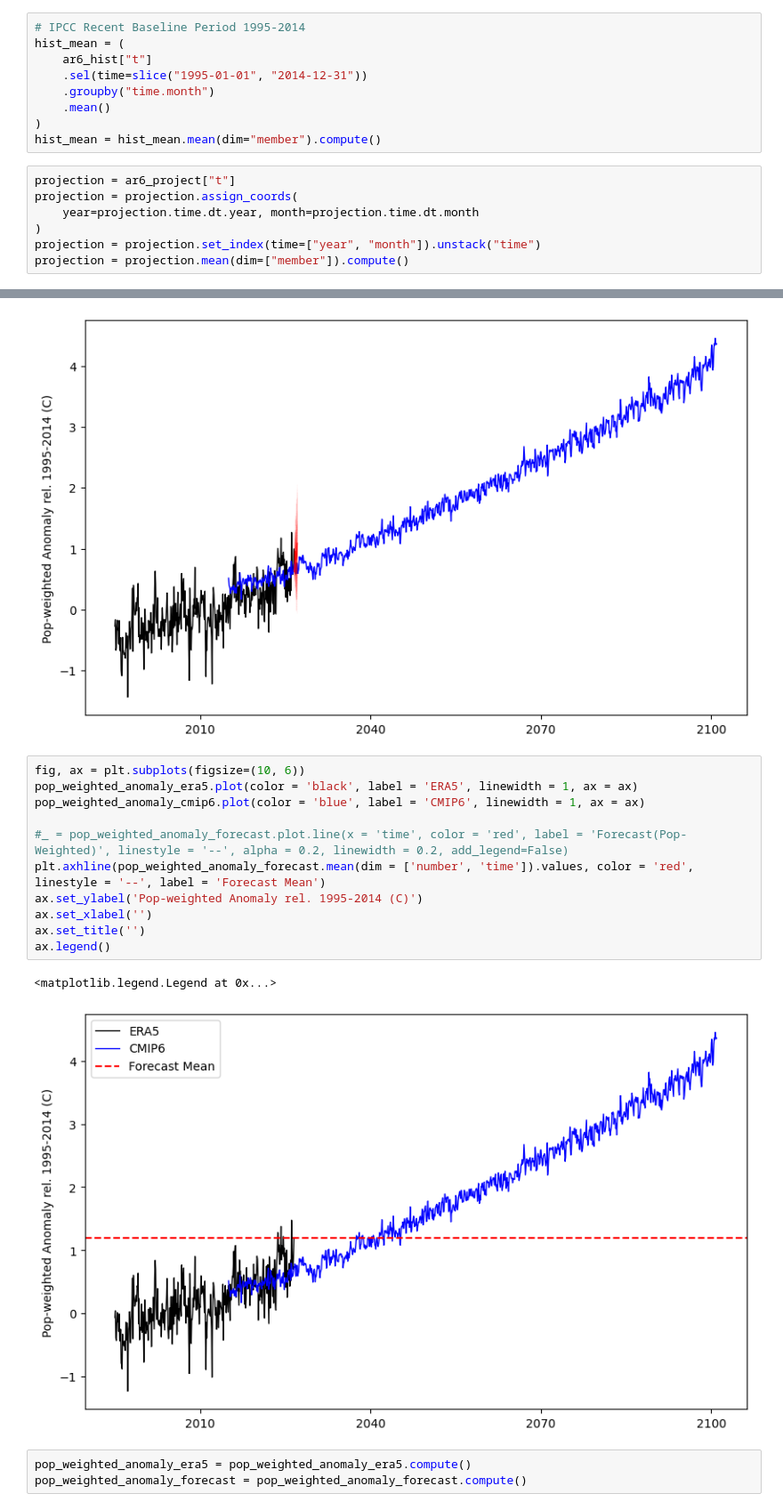
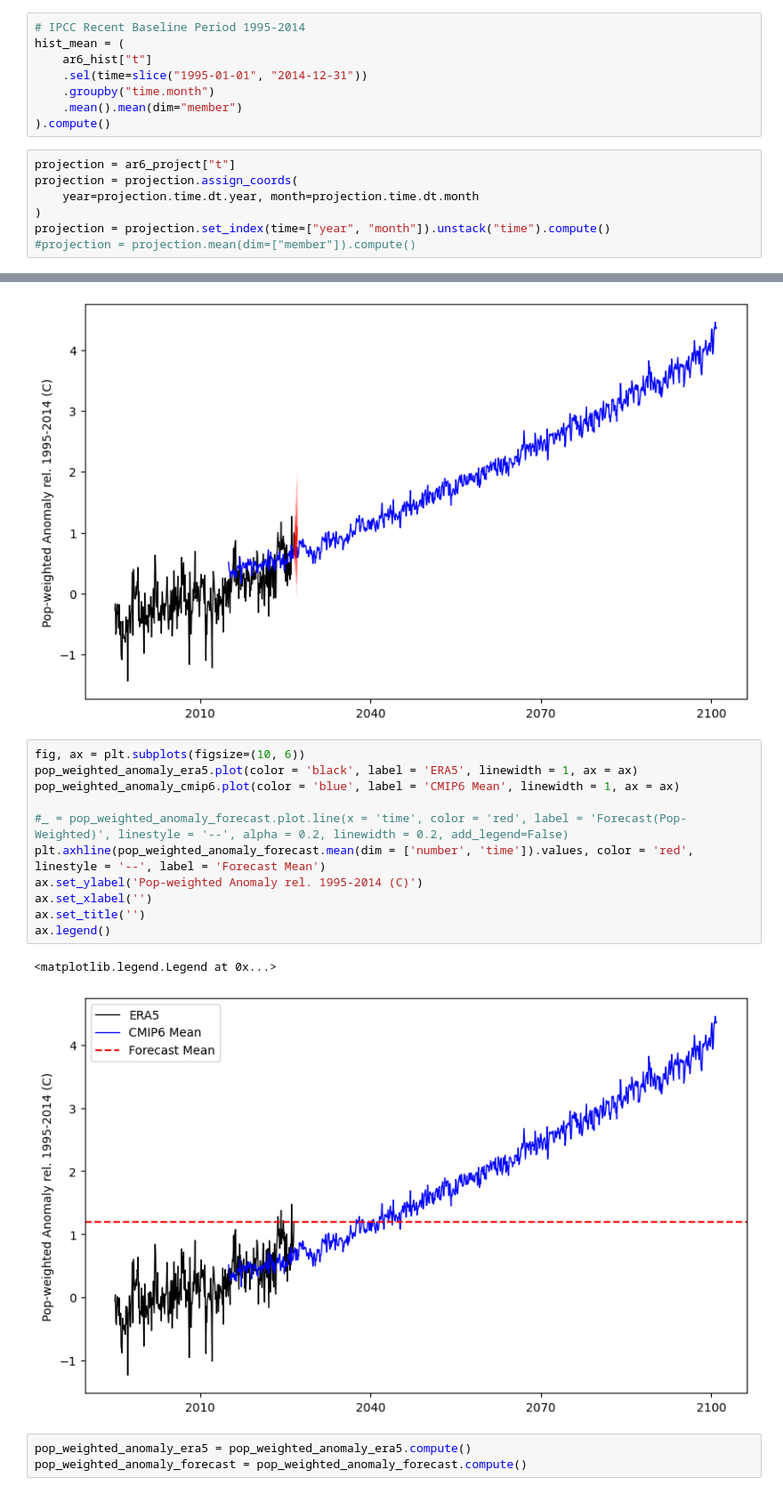
Before and after one commit to ezuetell/poreallas, a Jupyter notebook: analysis/u10_timeseries_anomaly_cmip.ipynb, the cells around one changed output, grey strips where cells are left out. Shown at 89% size. Saved outputs shown, nothing was run; the diff lists cells and outputs as text.

Commit message:
time series anomaly computation and plotting

```diff
--- a/analysis/u10_timeseries_anomaly_cmip.ipynb
+++ b/analysis/u10_timeseries_anomaly_cmip.ipynb
@@ -60,16 +60,15 @@ hist_mean = (
     ar6_hist["t"]
     .sel(time=slice("1995-01-01", "2014-12-31"))
     .groupby("time.month")
-    .mean()
-)
-hist_mean = hist_mean.mean(dim="member").compute()
+    .mean().mean(dim="member")
+).compute()
 # %%
 projection = ar6_project["t"]
 projection = projection.assign_coords(
     year=projection.time.dt.year, month=projection.time.dt.month
 )
-projection = projection.set_index(time=["year", "month"]).unstack("time")
-projection = projection.mean(dim=["member"]).compute()
+projection = projection.set_index(time=["year", "month"]).unstack("time").compute()
+#projection = projection.mean(dim=["member"]).compute()
 # %%
 ## Clean statistics
 projection = projection.interpolate_na(dim="lat", method="linear")
@@ -159,17 +169,17 @@ Text(0.5, 1.0, '')
 # %%
 fig, ax = plt.subplots(figsize=(10, 6))
 pop_weighted_anomaly_era5.plot(color = 'black', label = 'ERA5', linewidth = 1, ax = ax)
-pop_weighted_anomaly_cmip6.plot(color = 'blue', label = 'CMIP6', linewidth = 1, ax = ax)
+pop_weighted_anomaly_cmip6.plot(color = 'blue', label = 'CMIP6 Mean', linewidth = 1, ax = ax)
 
 #_ = pop_weighted_anomaly_forecast.plot.line(x = 'time', color = 'red', label = 'Forecast(Pop-Weighted)', linestyle = '--', alpha = 0.2, linewidth = 0.2, add_legend=False)
 plt.axhline(pop_weighted_anomaly_forecast.mean(dim = ['number', 'time']).values, color = 'red', linestyle = '--', label = 'Forecast Mean')
 ax.set_ylabel('Pop-weighted Anomaly rel. 1995-2014 (C)')
 ax.set_xlabel('')
 ax.set_title('')
 ax.legend()
 # %% [output]
 <matplotlib.legend.Legend at 0x...>
-[figure, old version]
+[figure, new version]
 # %%
 pop_weighted_anomaly_era5 = pop_weighted_anomaly_era5.compute()
 pop_weighted_anomaly_forecast = pop_weighted_anomaly_forecast.compute()
```
Also changed, not shown: parts of 5 cells of this notebook, 1 other file.
